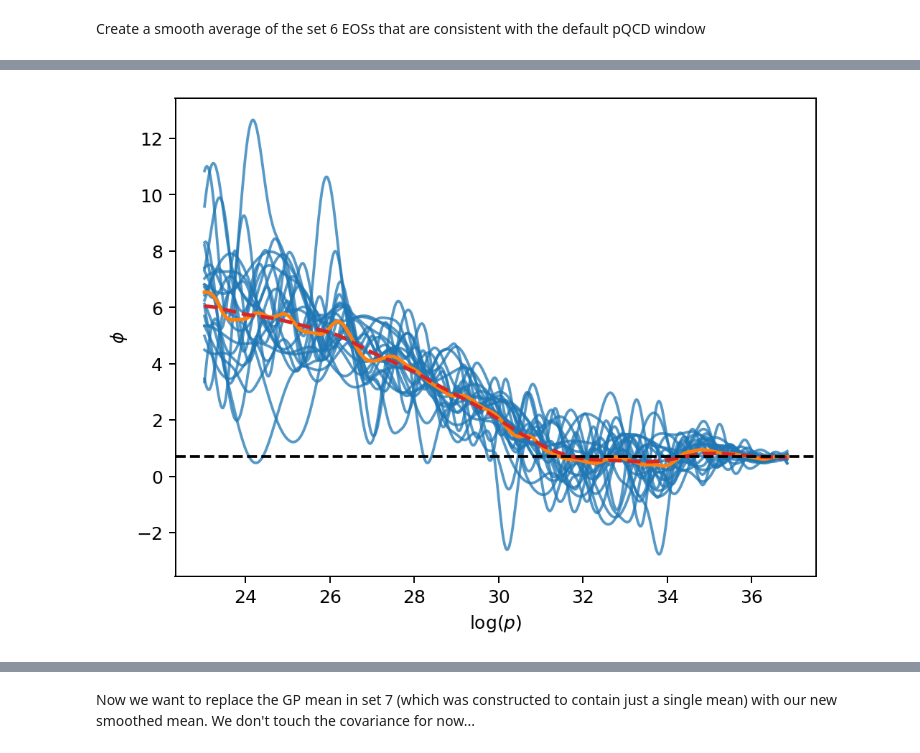
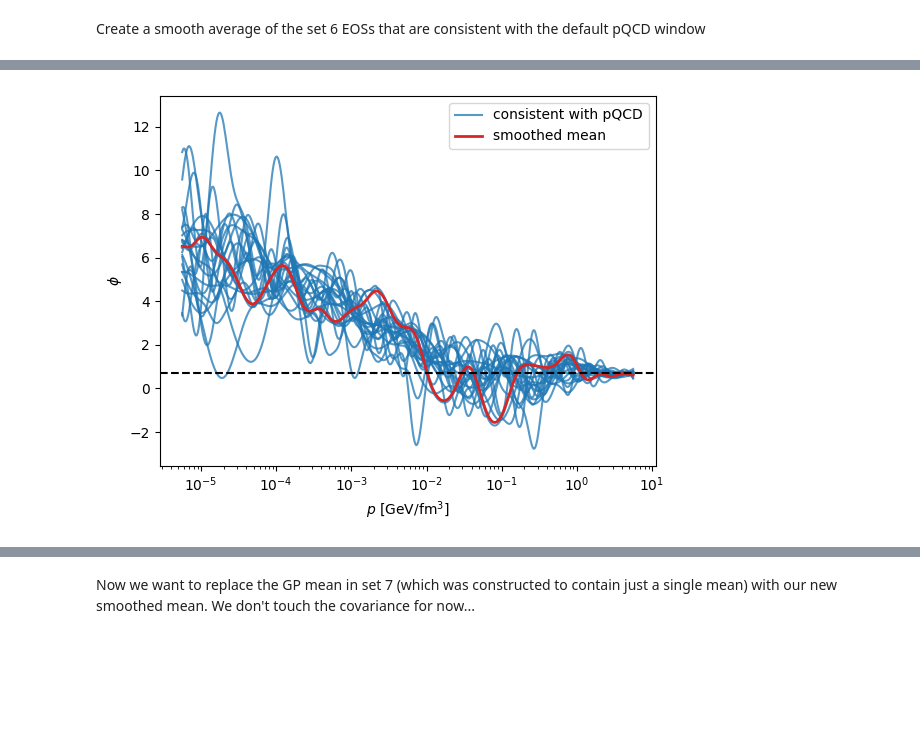
Before and after one commit to eliotfinch/pqcd, a Jupyter notebook: notebooks/modify_gp_mean.ipynb, the cells around one changed output, grey strips where cells are left out. Cells and saved outputs as stored; diff of their text form; code cells hidden in the pictures; blank space fills up the shorter version.

Commit message:
Avoid taking average over consistent EOSs

```diff
--- a/notebooks/modify_gp_mean.ipynb
+++ b/notebooks/modify_gp_mean.ipynb
@@ -137,25 +215,39 @@ logp_array = consistent_logp_arrays[0]
 
 phi_array = np.array(consistent_phi_arrays)
 
-# First, get an average phi array
-mean_phi_array = np.mean(phi_array, axis=0)
+# Taking an average seems to prevent the desired behaviour in the p-n plane
+# (it already averages out important structure?). Lets work with a single
+# consistent phi array for now.
+# mean_phi_array = np.mean(phi_array, axis=0)
 
 # Then, smooth the average phi array
-sigma = 20
-smoothed_mean_phi_array = gaussian_filter1d(mean_phi_array, sigma)
+# sigma = 1
+# smoothed_mean_phi_array = gaussian_filter1d(phi_array, sigma)
+
+# This seems to be as much smoothing as we can get away with whilst retaining
+# the desired behaviour in the p-n plane.
+sigma = 5
+smoothed_phi_array = gaussian_filter1d(phi_array[0], sigma)
 # %%
-fig, ax = plt.subplots(dpi=180)
+fig, ax = plt.subplots()
+ax.set_xscale('log')
 
-for phi_array in consistent_phi_arrays:
-    ax.plot(logp_array, phi_array, c='C0', alpha=0.75)
+for i, phi_array in enumerate(consistent_phi_arrays):
+    if i == 0:
+        label = 'consistent with pQCD'
+    else:
+        label = None
+    ax.plot(to_GeV_per_cubic_femtometre(np.exp(logp_array)), phi_array, c='C0', alpha=0.75, label=label)
 
-ax.plot(logp_array, mean_phi_array, c='C1', lw=2)
+# ax.plot(logp_array, mean_phi_array, c='C1', lw=2, label='mean')
 
-ax.plot(logp_array, smoothed_mean_phi_array, c='C3', lw=2, ls='--')
+ax.plot(to_GeV_per_cubic_femtometre(np.exp(logp_array)), smoothed_phi_array, c='C3', lw=2, ls='-', label='smoothed mean')
 
 ax.axhline(np.log(2), c='k', ls='--', zorder=10)
 
-ax.set_xlabel(r'$\log(p)$')
+ax.legend()
+
+ax.set_xlabel(r'$p$ [GeV/fm$^3$]')
 _ = ax.set_ylabel(r'$\phi$')
 # %% [output]
-[figure, old version]
+[figure, new version]
```
Also changed, not shown: parts of 9 cells of this notebook.
